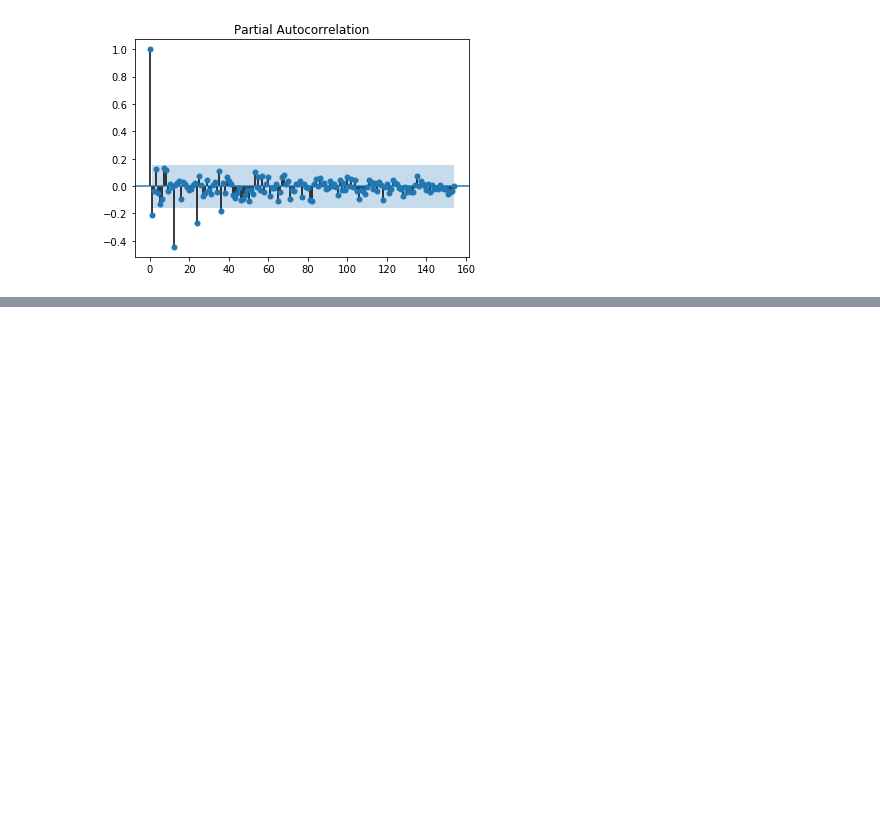
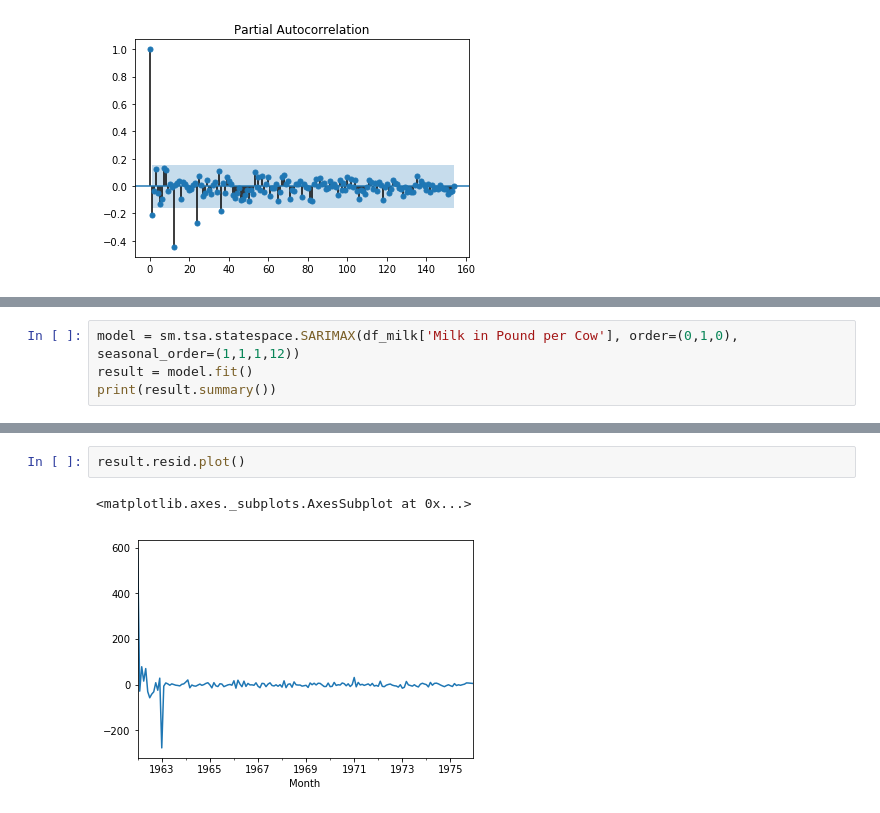
Before and after one commit to willianbriotto/ds-finance, a Jupyter notebook: ds-finance-course.ipynb, the cells around one changed output, grey strips where cells are left out. Saved outputs shown, nothing was run; the diff lists cells and outputs as text; blank space fills up the shorter version.

Commit message:
Use ARIMA Models to predict values

```diff
--- a/ds-finance-course.ipynb
+++ b/ds-finance-course.ipynb
@@ -268,0 +271,4 @@ res = plot_pacf(df_milk['Seasonal First Difference'].dropna())
+# %%
+model = sm.tsa.statespace.SARIMAX(df_milk['Milk in Pound per Cow'], order=(0,1,0), seasonal_order=(1,1,1,12))
+result = model.fit()
+print(result.summary())
@@ -268,0 +293,5 @@ res = plot_pacf(df_milk['Seasonal First Difference'].dropna())
+# %%
+result.resid.plot()
+# %% [output]
+<matplotlib.axes._subplots.AxesSubplot at 0x...>
+[figure, added]
```
Also changed, not shown: parts of 10 cells of this notebook.
